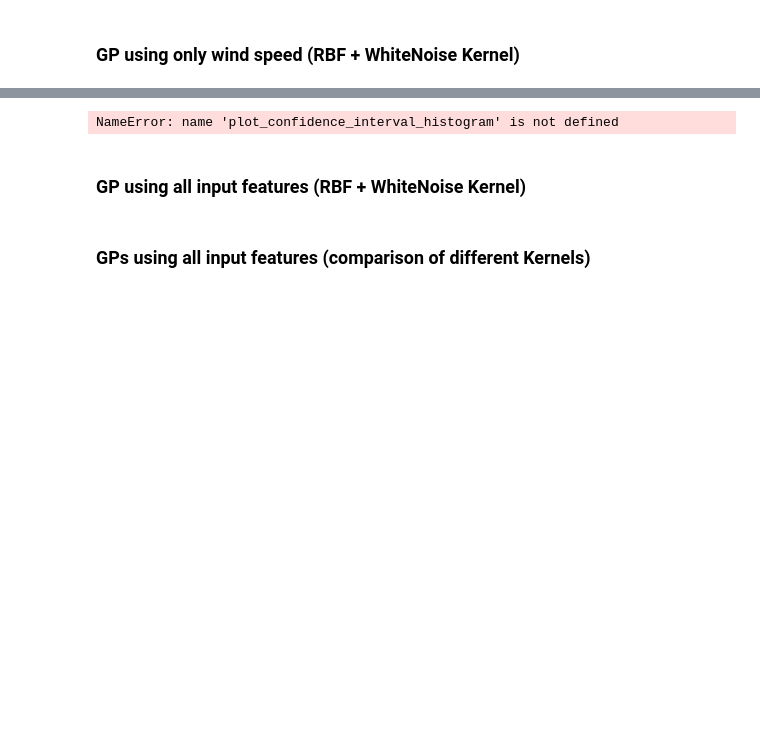
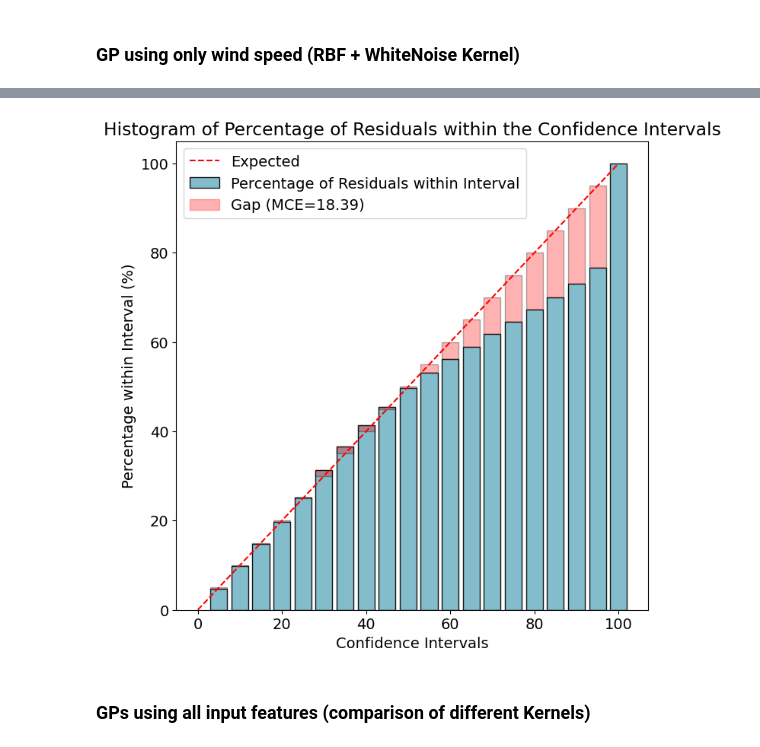
Before and after one commit to filofiocchi02/fyp, a Jupyter notebook: GP_experiment.ipynb, the cells around one changed output, grey strips where cells are left out. Cells and saved outputs as stored; diff of their text form; code cells hidden in the pictures; blank space fills up the shorter version.

```diff
--- a/GP_experiment.ipynb
+++ b/GP_experiment.ipynb
@@ -518,6 +455,4 @@ plot_means_variances(y_test, y_test_pred, y_test_stddevs, "only_wind")
 # %%
-plot_confidence_interval_scatter(y_test_pred, y_test_stddevs, y_test, "only_wind", bins=20)
+plot_confidence_interval_bar(y_test_pred, y_test_stddevs, y_test, bins=20, save_path=f"figures/only_wind/cis.png")
 # %% [output]
-NameError: name 'plot_confidence_interval_histogram' is not defined
+[figure, added]
-# %% [markdown]
-### GP using all input features (RBF + WhiteNoise Kernel)
```
Also changed, not shown: parts of 51 cells of this notebook, 3 other files.
